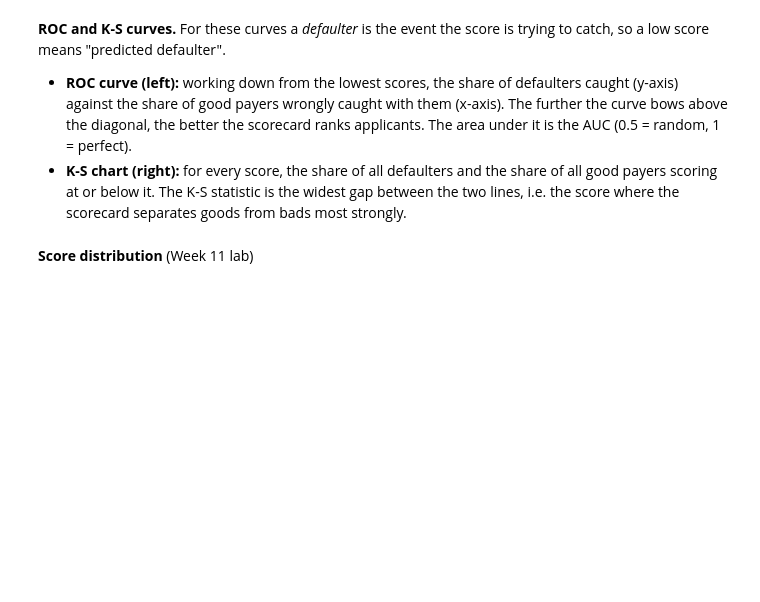
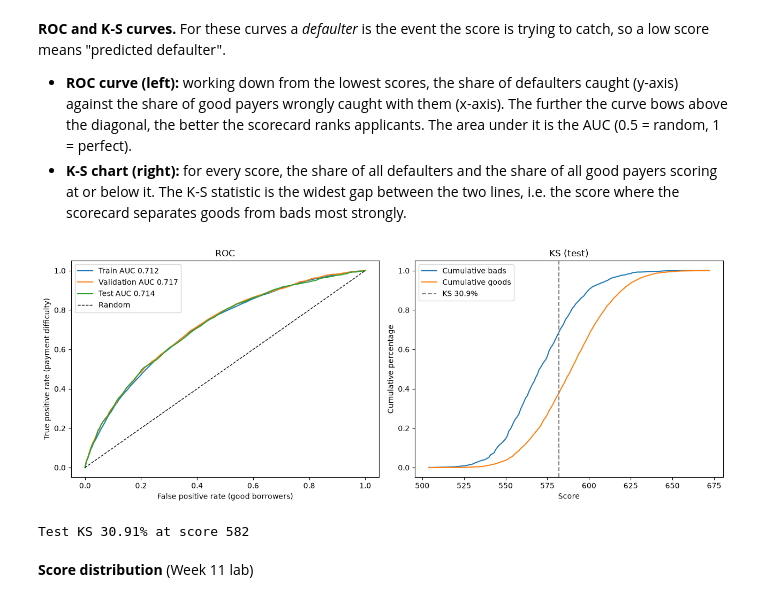
Before and after one commit to AmateurMadman/is453-group7-credit-scorecard, a Jupyter notebook: IS453_G7_Scorecard_Combined.ipynb, the cells around one changed output. Drawn from its saved outputs; the diff is of its cells as text; code cells hidden in the pictures; blank space fills up the shorter version.

Commit message:
prevent data leakage and improve model validation

```diff
--- a/IS453_G7_Scorecard_Combined.ipynb
+++ b/IS453_G7_Scorecard_Combined.ipynb
@@ -562,11 +1087,17 @@ pd.DataFrame({'coef': coefs, 'IV': [np.nan] + [iv_of[c[:-4]] for c in selected]}
 Same scaling as the lab: **600 points = odds of 1:19 (bad:good), i.e. a 5% probability of default**, and **20 points
 doubles the odds (PDO = 20)**. `basepoints_eq0=True` spreads the base points across the variables.
 # %%
-card = sc.scorecard(bins, lr, X_train.columns, points0 = 600, odds0 = 1/19, pdo = 20, basepoints_eq0 = True)
-scorecard_table = pd.concat(card.values(), ignore_index=True).query("variable != 'basepoints'")[['variable','bin','points']]
+# UPDATED — one consistent scorecard for train / validation / test.
+card = sc.scorecard(bins, lr, X_train.columns, points0=600, odds0=1/19,
+                    pdo=20, basepoints_eq0=True)
+scorecard_table = pd.concat(card.values(), ignore_index=True).query(
+    "variable != 'basepoints'")[['variable', 'bin', 'points']]
 scorecard_table.to_csv('g7_scorecard_points.csv', index=False)
-
 train_score = sc.scorecard_ply(train, card)
-test_score  = sc.scorecard_ply(test, card)
-print('score range', int(min(train_score.score.min(), test_score.score.min())), '-', int(max(train_score.score.max(), test_score.score.max())))
-scorecard_table
+valid_score = sc.scorecard_ply(valid, card)
+test_score = sc.scorecard_ply(test, card)
+train_score.index, valid_score.index, test_score.index = train.index, valid.index, test.index
+print('Score range:', int(min(train_score.score.min(), valid_score.score.min(), test_score.score.min())),
+      'to', int(max(train_score.score.max(), valid_score.score.max(), test_score.score.max())))
+assert len(train_score)==len(train) and len(valid_score)==len(valid) and len(test_score)==len(test)
+display(scorecard_table)
@@ -602,31 +1230,35 @@ perf.round(4)
   below it. The K-S statistic is the widest gap between the two lines, i.e. the score where the scorecard separates
   goods from bads most strongly.
 # %%
+# UPDATED — final ROC and KS reporting (no further model decisions based on test).
 fpr_tr, tpr_tr, _ = metrics.roc_curve(y_train, -train_score['score'].values)
+fpr_va, tpr_va, _ = metrics.roc_curve(y_valid, -valid_score['score'].values)
 fpr_te, tpr_te, _ = metrics.roc_curve(y_test, -test_score['score'].values)
-
 ks_df = pd.DataFrame({'y': y_test.values, 'score': test_score['score'].values}).sort_values('score')
 ks_df = ks_df.groupby('score')['y'].agg(bads='sum', n='size').cumsum()
 ks_df['cum_bads'] = ks_df['bads'] / ks_df['bads'].iloc[-1]
 ks_df['cum_goods'] = (ks_df['n'] - ks_df['bads']) / (ks_df['n'] - ks_df['bads']).iloc[-1]
 ks_df['gap'] = ks_df['cum_bads'] - ks_df['cum_goods']
 ks_score = ks_df['gap'].idxmax()
 
 fig, axes = plt.subplots(1, 2, figsize=(13, 5))
-axes[0].plot(fpr_tr, tpr_tr, lw=2, label=f"Train (AUC = {perf.loc['train', 'AUC']:.3f})")
-axes[0].plot(fpr_te, tpr_te, lw=2, label=f"Test (AUC = {perf.loc['test', 'AUC']:.3f})")
-axes[0].plot([0, 1], [0, 1], 'k--', lw=1, label='Random (AUC = 0.5)')
-axes[0].set_xlabel('Share of good payers caught (false positive rate)')
-axes[0].set_ylabel('Share of defaulters caught (true positive rate)')
-axes[0].set_title('ROC curve'); axes[0].legend(loc='lower right')
-
-axes[1].plot(ks_df.index, ks_df['cum_bads'], lw=2, color='firebrick', label='Defaulters at or below score')
-axes[1].plot(ks_df.index, ks_df['cum_goods'], lw=2, color='seagreen', label='Good payers at or below score')
-axes[1].axvline(ks_score, ls='--', c='grey', label=f"K-S = {ks_df['gap'].max():.1%} at score {ks_score:.0f}")
-axes[1].set_xlabel('Score'); axes[1].set_ylabel('Cumulative share')
-axes[1].set_title('K-S chart (test set)'); axes[1].legend(loc='lower right')
+axes[0].plot(fpr_tr, tpr_tr, label=f"Train AUC {perf.loc['train', 'AUC']:.3f}")
+axes[0].plot(fpr_va, tpr_va, label=f"Validation AUC {perf.loc['validation', 'AUC']:.3f}")
+axes[0].plot(fpr_te, tpr_te, label=f"Test AUC {perf.loc['test', 'AUC']:.3f}")
+axes[0].plot([0, 1], [0, 1], 'k--', lw=1, label='Random')
+axes[0].set_xlabel('False positive rate (good borrowers)')
+axes[0].set_ylabel('True positive rate (payment difficulty)')
+axes[0].set_title('ROC'); axes[0].legend()
+axes[1].plot(ks_df.index, ks_df['cum_bads'], label='Cumulative bads')
+axes[1].plot(ks_df.index, ks_df['cum_goods'], label='Cumulative goods')
+axes[1].axvline(ks_score, ls='--', c='grey', label=f"KS {ks_df['gap'].max():.1%}")
+axes[1].set_xlabel('Score'); axes[1].set_ylabel('Cumulative percentage')
+axes[1].set_title('KS (test)'); axes[1].legend()
 plt.tight_layout(); plt.savefig('g7_roc_ks_curves.png', dpi=150); plt.show()
-print(f"Test K-S {ks_df['gap'].max():.2%} at score {ks_score:.0f}")
+print(f"Test KS {ks_df['gap'].max():.2%} at score {ks_score:.0f}")
+# %% [output]
+[figure, added]
+Test KS 30.91% at score 582
 # %% [markdown]
 **Score distribution** (Week 11 lab)
 # %%
```
Also changed, not shown: parts of 55 cells of this notebook.
